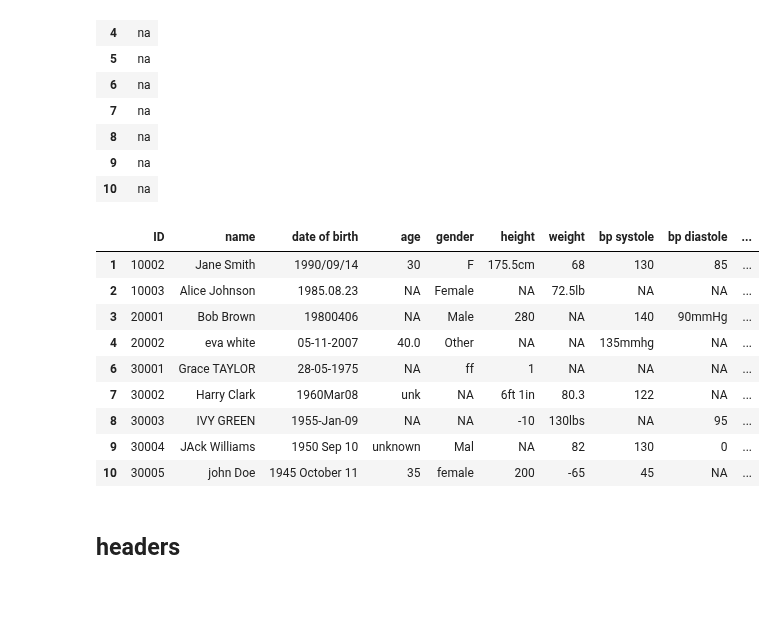
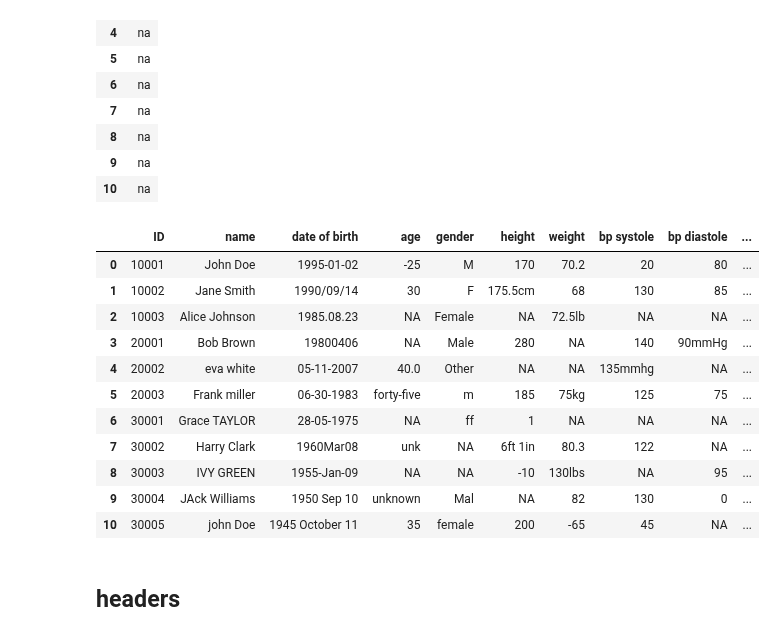
Before and after one commit to MartinVoelkl94/qplib_dev, a Jupyter notebook: interactive_demo.ipynb, the cells around one changed output. Cells and saved outputs as stored; diff of their text form; code cells hidden in the pictures; blank space fills up the shorter version.

```diff
--- a/interactive_demo.ipynb
+++ b/interactive_demo.ipynb
@@ -727,13 +825,15 @@ df.q('age  $na')  #default behaviour is equivalent to using the "val" flag and t
 | 10 | na |
 # %%
 #Set all NA values to "NA":
-df.q(r'%%each is na;  $val=NA')
+df.q(r'%%%is na;  $val=NA')
 # %% [output]
 |  | ID | name | date of birth | age | gender | height | weight | bp systole | bp diastole | ... |
+| 0 | 10001 | John Doe | 1995-01-02 | -25 | M | 170 | 70.2 | 20 | 80 | ... |
 | 1 | 10002 | Jane Smith | 1990/09/14 | 30 | F | 175.5cm | 68 | 130 | 85 | ... |
 | 2 | 10003 | Alice Johnson | 1985.08.23 | NA | Female | NA | 72.5lb | NA | NA | ... |
 | 3 | 20001 | Bob Brown | 19800406 | NA | Male | 280 | NA | 140 | 90mmHg | ... |
 | 4 | 20002 | eva white | 05-11-2007 | 40.0 | Other | NA | NA | 135mmhg | NA | ... |
+| 5 | 20003 | Frank miller | 06-30-1983 | forty-five | m | 185 | 75kg | 125 | 75 | ... |
 | 6 | 30001 | Grace TAYLOR | 28-05-1975 | NA | ff | 1 | NA | NA | NA | ... |
 | 7 | 30002 | Harry Clark | 1960Mar08 | unk | NA | 6ft 1in | 80.3 | 122 | NA | ... |
 | 8 | 30003 | IVY GREEN | 1955-Jan-09 | NA | NA | -10 | 130lbs | NA | 95 | ... |
```
Also changed, not shown: parts of 30 cells of this notebook, 8 other files.
